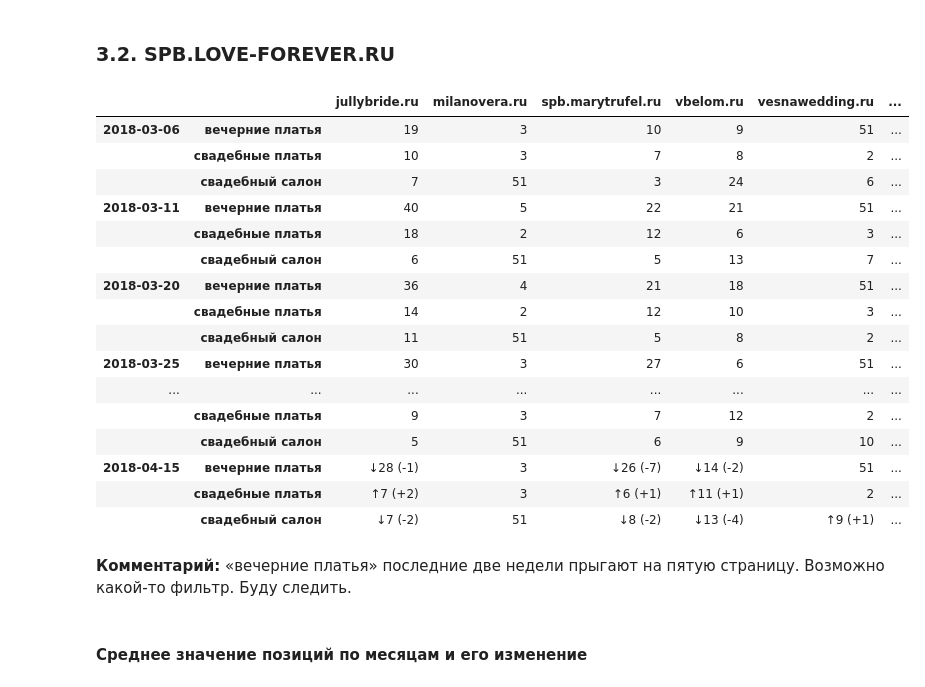
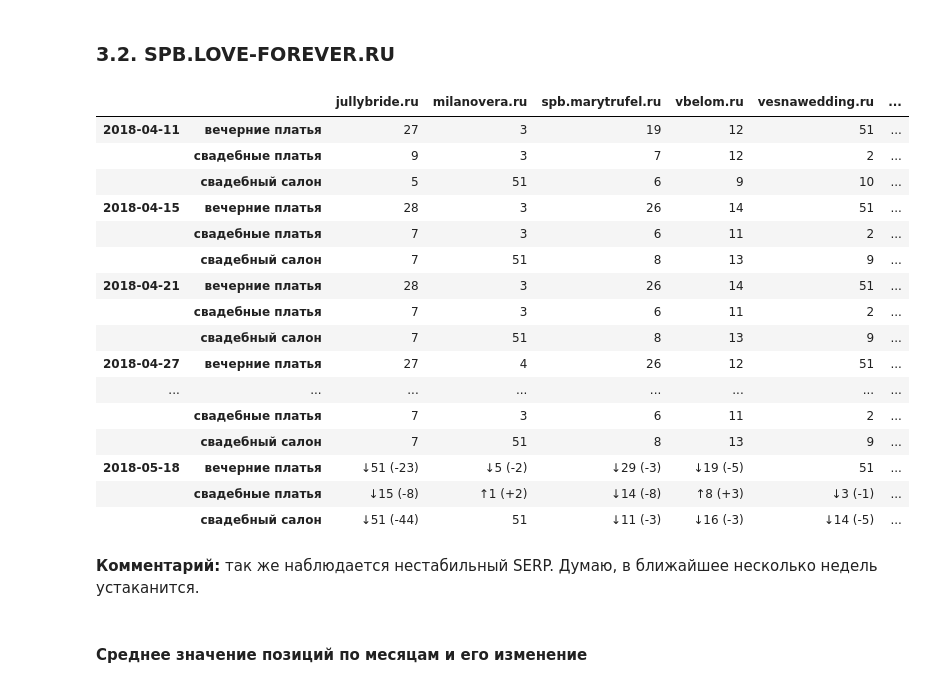
Before and after one commit to salon-love-forever/reports, a Jupyter notebook: salon-love-forever.ru.ipynb, the cells around one changed output. Cells and saved outputs as stored; diff of their text form; code cells hidden in the pictures.

```diff
--- a/salon-love-forever.ru.ipynb
+++ b/salon-love-forever.ru.ipynb
@@ -248,29 +252,29 @@ cols.append(cols.pop(indx))
 # %%
 positions['spb'] = positions['spb'].fillna(51).applymap(lambda x: int(x))
 
 # change_positions(positions['spb'][cols].loc[(slice('2018-01','2018-02'), All), All].unstack().resample('W',
 #                             kind='period').mean().applymap(lambda x: round(x)).stack())
-change_positions(positions['spb'][cols].loc[(slice('2018-03','2018-04'), All), All]) # .loc[['201707', '201711'], :]
+change_positions(positions['spb'][cols].loc[(slice('2018-04','2018-05'), All), All]) # .loc[['201707', '201711'], :]
 # %% [output]
 |  |  | jullybride.ru | milanovera.ru | spb.marytrufel.ru | vbelom.ru | vesnawedding.ru | ... |
-| 2018-03-06 | вечерние платья | 19 | 3 | 10 | 9 | 51 | ... |
-|  | свадебные платья | 10 | 3 | 7 | 8 | 2 | ... |
-|  | свадебный салон | 7 | 51 | 3 | 24 | 6 | ... |
-| 2018-03-11 | вечерние платья | 40 | 5 | 22 | 21 | 51 | ... |
-|  | свадебные платья | 18 | 2 | 12 | 6 | 3 | ... |
-|  | свадебный салон | 6 | 51 | 5 | 13 | 7 | ... |
-| 2018-03-20 | вечерние платья | 36 | 4 | 21 | 18 | 51 | ... |
-|  | свадебные платья | 14 | 2 | 12 | 10 | 3 | ... |
-|  | свадебный салон | 11 | 51 | 5 | 8 | 2 | ... |
-| 2018-03-25 | вечерние платья | 30 | 3 | 27 | 6 | 51 | ... |
-| ... | ... | ... | ... | ... | ... | ... | ... |
+| 2018-04-11 | вечерние платья | 27 | 3 | 19 | 12 | 51 | ... |
 |  | свадебные платья | 9 | 3 | 7 | 12 | 2 | ... |
 |  | свадебный салон | 5 | 51 | 6 | 9 | 10 | ... |
-| 2018-04-15 | вечерние платья | ↓28 (-1) | 3 | ↓26 (-7) | ↓14 (-2) | 51 | ... |
-|  | свадебные платья | ↑7 (+2) | 3 | ↑6 (+1) | ↑11 (+1) | 2 | ... |
-|  | свадебный салон | ↓7 (-2) | 51 | ↓8 (-2) | ↓13 (-4) | ↑9 (+1) | ... |
+| 2018-04-15 | вечерние платья | 28 | 3 | 26 | 14 | 51 | ... |
+|  | свадебные платья | 7 | 3 | 6 | 11 | 2 | ... |
+|  | свадебный салон | 7 | 51 | 8 | 13 | 9 | ... |
+| 2018-04-21 | вечерние платья | 28 | 3 | 26 | 14 | 51 | ... |
+|  | свадебные платья | 7 | 3 | 6 | 11 | 2 | ... |
+|  | свадебный салон | 7 | 51 | 8 | 13 | 9 | ... |
+| 2018-04-27 | вечерние платья | 27 | 4 | 26 | 12 | 51 | ... |
+| ... | ... | ... | ... | ... | ... | ... | ... |
+|  | свадебные платья | 7 | 3 | 6 | 11 | 2 | ... |
+|  | свадебный салон | 7 | 51 | 8 | 13 | 9 | ... |
+| 2018-05-18 | вечерние платья | ↓51 (-23) | ↓5 (-2) | ↓29 (-3) | ↓19 (-5) | 51 | ... |
+|  | свадебные платья | ↓15 (-8) | ↑1 (+2) | ↓14 (-8) | ↑8 (+3) | ↓3 (-1) | ... |
+|  | свадебный салон | ↓51 (-44) | 51 | ↓11 (-3) | ↓16 (-3) | ↓14 (-5) | ... |
-# %% [markdown]
-**Комментарий:** «вечерние платья» последние две недели прыгают на пятую страницу. Возможно какой-то фильтр. Буду следить.
+# %% [markdown]
+**Комментарий:** так же наблюдается нестабильный SERP. Думаю, в ближайшее несколько недель устаканится.
 # %% [markdown]
 #### Среднее значение позиций по месяцам и его изменение
 # %%
```
Also changed, not shown: parts of 16 cells of this notebook.
